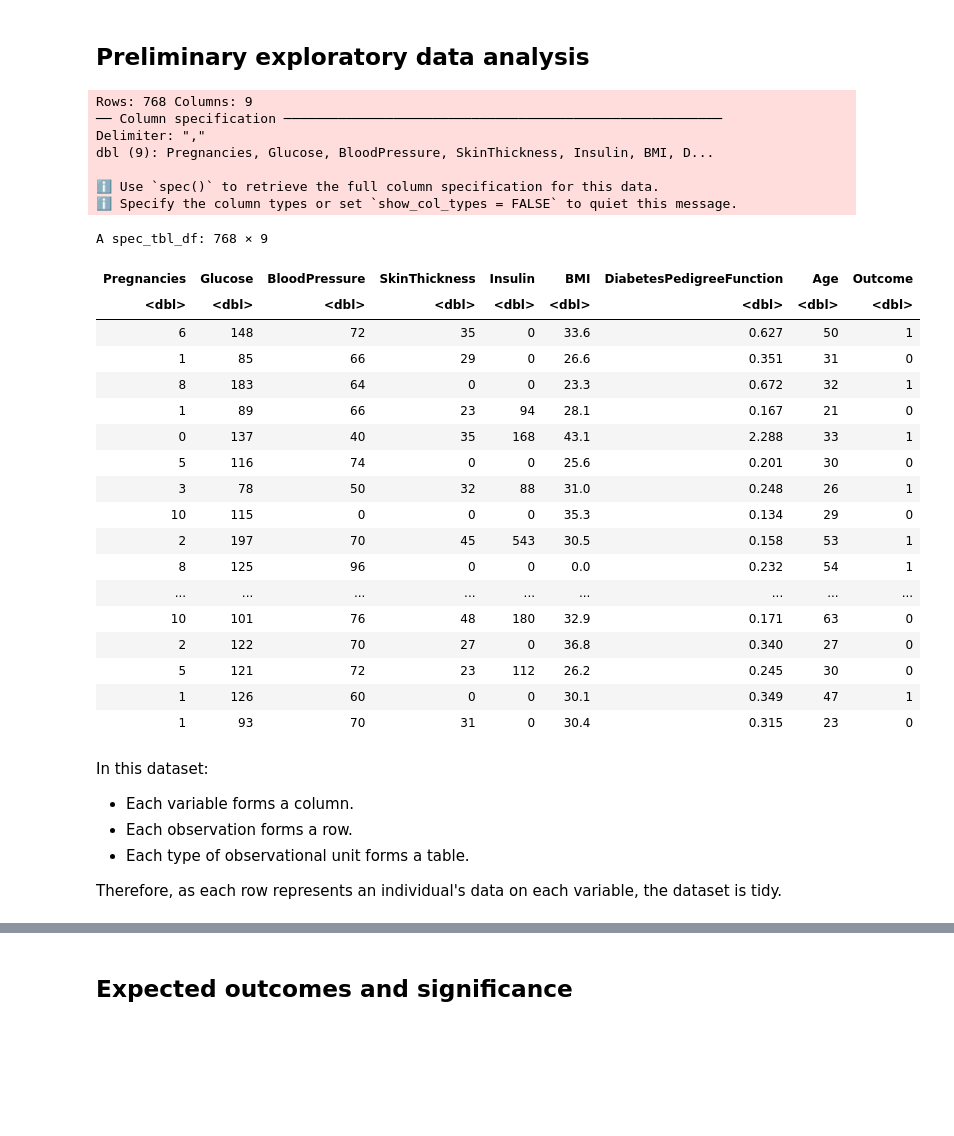
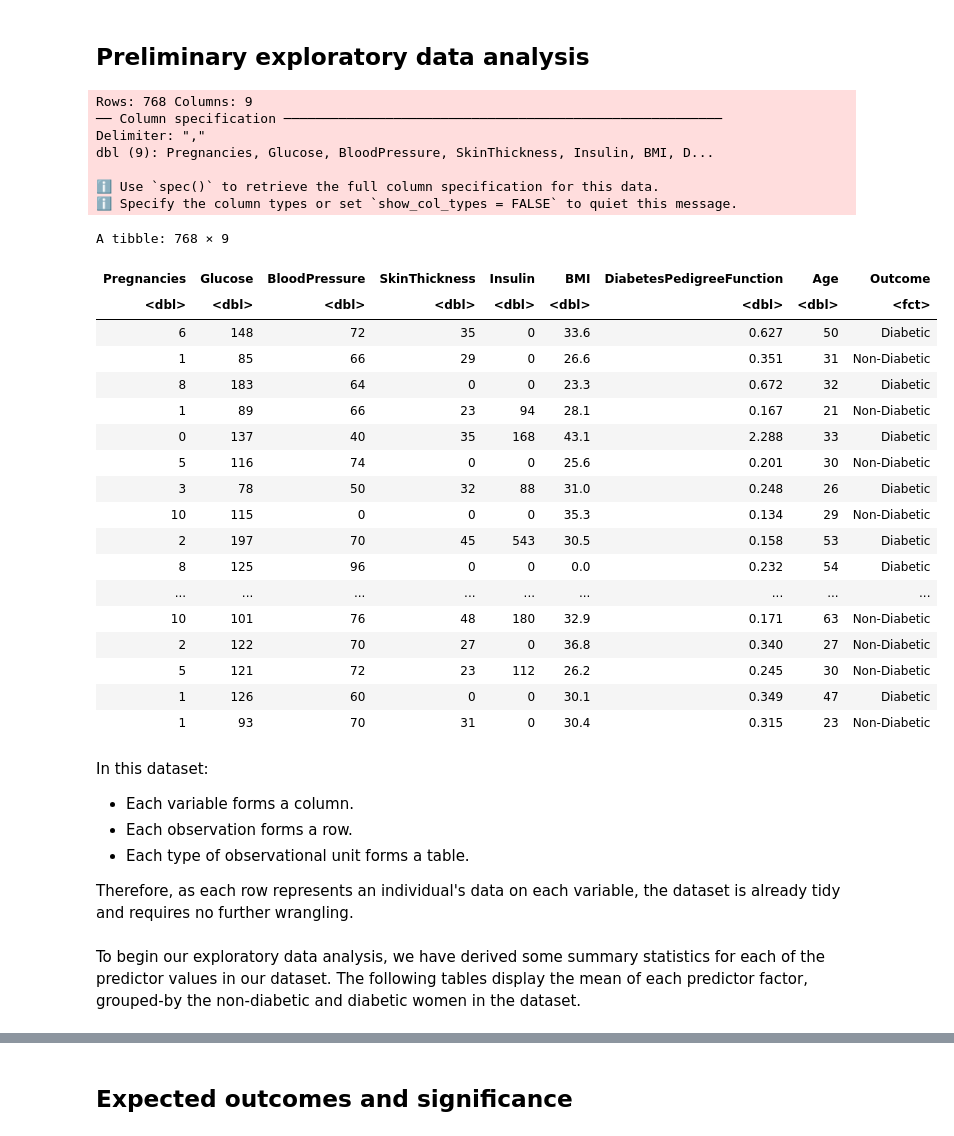
Before and after one commit to ktran003/dsci_100_project, a Jupyter notebook: project_proposal.ipynb, the cells around one changed output, grey strips where cells are left out. Cells and saved outputs as stored; diff of their text form; code cells hidden in the pictures; blank space fills up the shorter version.

```diff
--- a/project_proposal.ipynb
+++ b/project_proposal.ipynb
@@ -7,38 +7,40 @@
 # %%
 library(repr)
 library(tidyverse)
 library(tidymodels)
 library(ggplot2)
 
 diabetes_data <- read_csv("https://raw.githubusercontent.com/ktran003/dsci_100_project/main/diabetes.csv")
-diabetes_data
+
+diabetes_data <- diabetes_data |> mutate(Outcome = as_factor(Outcome)) |>
+                mutate(Outcome = fct_recode(Outcome, "Non-Diabetic" = "0", "Diabetic" = "1"))
 # %% [output]
 Rows: 768 Columns: 9
 ── Column specification ────────────────────────────────────────────────────────
 Delimiter: ","
 dbl (9): Pregnancies, Glucose, BloodPressure, SkinThickness, Insulin, BMI, D...
 
 ℹ Use `spec()` to retrieve the full column specification for this data.
 ℹ Specify the column types or set `show_col_types = FALSE` to quiet this message.
-A spec_tbl_df: 768 × 9
+A tibble: 768 × 9
 | Pregnancies | Glucose | BloodPressure | SkinThickness | Insulin | BMI | DiabetesPedigreeFunction | Age | Outcome |
-| <dbl> | <dbl> | <dbl> | <dbl> | <dbl> | <dbl> | <dbl> | <dbl> | <dbl> |
-| 6 | 148 | 72 | 35 | 0 | 33.6 | 0.627 | 50 | 1 |
-| 1 | 85 | 66 | 29 | 0 | 26.6 | 0.351 | 31 | 0 |
-| 8 | 183 | 64 | 0 | 0 | 23.3 | 0.672 | 32 | 1 |
-| 1 | 89 | 66 | 23 | 94 | 28.1 | 0.167 | 21 | 0 |
-| 0 | 137 | 40 | 35 | 168 | 43.1 | 2.288 | 33 | 1 |
-| 5 | 116 | 74 | 0 | 0 | 25.6 | 0.201 | 30 | 0 |
-| 3 | 78 | 50 | 32 | 88 | 31.0 | 0.248 | 26 | 1 |
-| 10 | 115 | 0 | 0 | 0 | 35.3 | 0.134 | 29 | 0 |
-| 2 | 197 | 70 | 45 | 543 | 30.5 | 0.158 | 53 | 1 |
-| 8 | 125 | 96 | 0 | 0 | 0.0 | 0.232 | 54 | 1 |
+| <dbl> | <dbl> | <dbl> | <dbl> | <dbl> | <dbl> | <dbl> | <dbl> | <fct> |
+| 6 | 148 | 72 | 35 | 0 | 33.6 | 0.627 | 50 | Diabetic |
+| 1 | 85 | 66 | 29 | 0 | 26.6 | 0.351 | 31 | Non-Diabetic |
+| 8 | 183 | 64 | 0 | 0 | 23.3 | 0.672 | 32 | Diabetic |
+| 1 | 89 | 66 | 23 | 94 | 28.1 | 0.167 | 21 | Non-Diabetic |
+| 0 | 137 | 40 | 35 | 168 | 43.1 | 2.288 | 33 | Diabetic |
+| 5 | 116 | 74 | 0 | 0 | 25.6 | 0.201 | 30 | Non-Diabetic |
+| 3 | 78 | 50 | 32 | 88 | 31.0 | 0.248 | 26 | Diabetic |
+| 10 | 115 | 0 | 0 | 0 | 35.3 | 0.134 | 29 | Non-Diabetic |
+| 2 | 197 | 70 | 45 | 543 | 30.5 | 0.158 | 53 | Diabetic |
+| 8 | 125 | 96 | 0 | 0 | 0.0 | 0.232 | 54 | Diabetic |
 | ... | ... | ... | ... | ... | ... | ... | ... | ... |
-| 10 | 101 | 76 | 48 | 180 | 32.9 | 0.171 | 63 | 0 |
-| 2 | 122 | 70 | 27 | 0 | 36.8 | 0.340 | 27 | 0 |
-| 5 | 121 | 72 | 23 | 112 | 26.2 | 0.245 | 30 | 0 |
-| 1 | 126 | 60 | 0 | 0 | 30.1 | 0.349 | 47 | 1 |
-| 1 | 93 | 70 | 31 | 0 | 30.4 | 0.315 | 23 | 0 |
+| 10 | 101 | 76 | 48 | 180 | 32.9 | 0.171 | 63 | Non-Diabetic |
+| 2 | 122 | 70 | 27 | 0 | 36.8 | 0.340 | 27 | Non-Diabetic |
+| 5 | 121 | 72 | 23 | 112 | 26.2 | 0.245 | 30 | Non-Diabetic |
+| 1 | 126 | 60 | 0 | 0 | 30.1 | 0.349 | 47 | Diabetic |
+| 1 | 93 | 70 | 31 | 0 | 30.4 | 0.315 | 23 | Non-Diabetic |
 # %% [markdown]
 In this dataset:
 
@@ -46,4 +48,4 @@ In this dataset:
 - Each observation forms a row.
 - Each type of observational unit forms a table.
 
-Therefore, as each row represents an individual's data on each variable, the dataset is tidy.
+Therefore, as each row represents an individual's data on each variable, the dataset is already tidy and requires no further wrangling.
@@ -50 +58,3 @@ Therefore, as each row represents an individual's data on each variable, the dat
+# %% [markdown]
+To begin our exploratory data analysis, we have derived some summary statistics for each of the predictor values in our dataset. The following tables display the mean of each predictor factor, grouped-by the non-diabetic and diabetic women in the dataset.
 # %%
```
Also changed, not shown: parts of 5 cells of this notebook.
